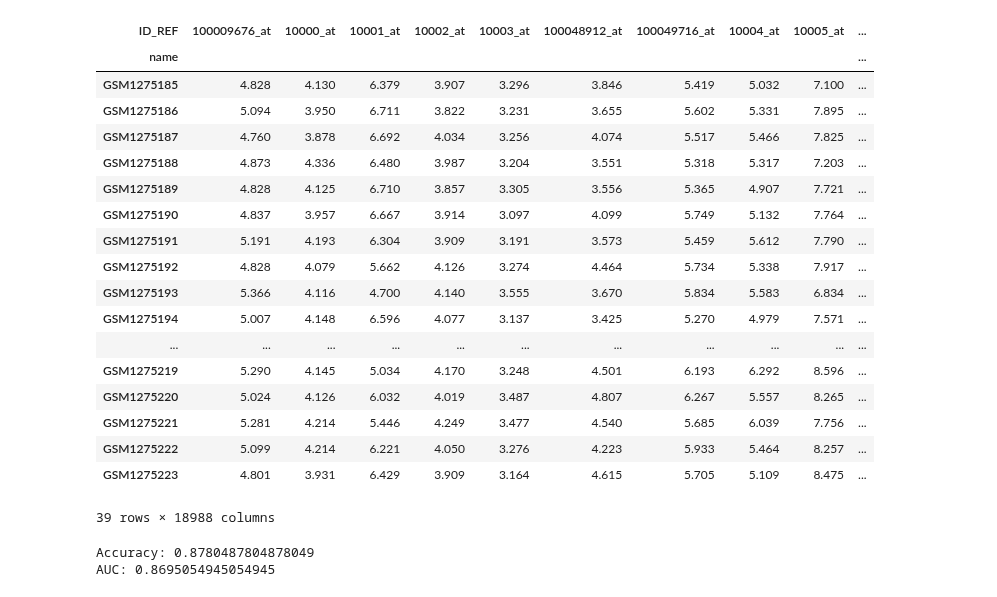
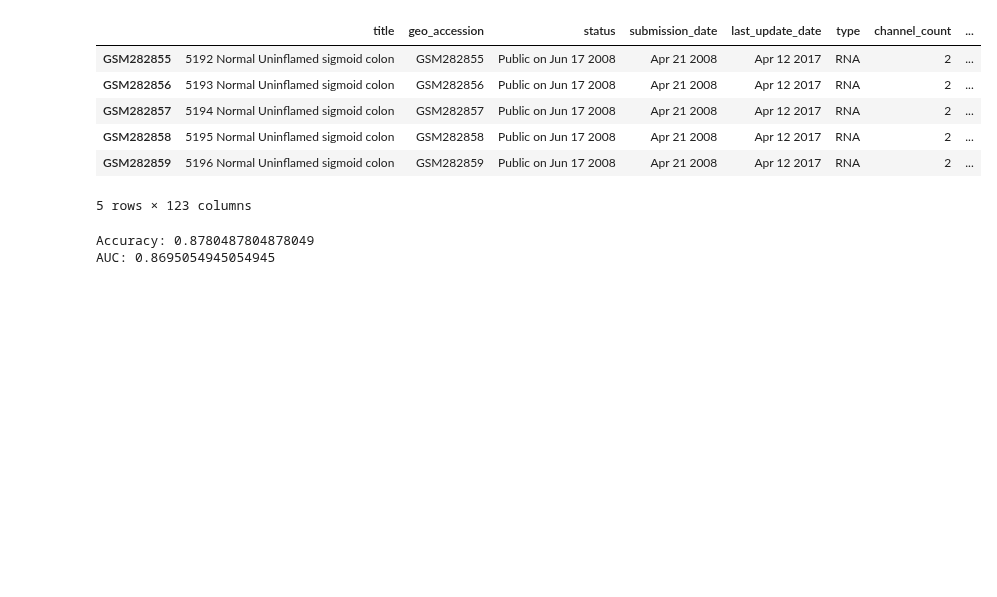
Before and after one commit to MaciejPiernik/ibd, a Jupyter notebook: ibd/notebooks/playground.ipynb, the cells around one changed output. Saved outputs shown, nothing was run; the diff lists cells and outputs as text; code cells hidden in the pictures; blank space fills up the shorter version.

```diff
--- a/ibd/notebooks/playground.ipynb
+++ b/ibd/notebooks/playground.ipynb
@@ -5,7 +5,7 @@ import numpy as np
 
 GEOparse.logger.set_verbosity("ERROR")
 # %%
-gse = GEOparse.get_GEO(geo='GSE52746', destdir="./data/geo_cache")
+gse = GEOparse.get_GEO(geo='GSE11223', destdir="./data/geo_cache")
 
 platform_id = gse.metadata['platform_id'][0]
 print(f"Platform ID: {platform_id}")
@@ -14,6 +14,4 @@ expr_matrix = gse.pivot_samples('VALUE')
 expr_matrix_t = expr_matrix.T
 values_df = pd.DataFrame(expr_matrix_t)
 locations = gse.gpls[next(iter(gse.gpls))].table.set_index('ID')
-
-locations.head()
 # %% [output]
@@ -28,25 +19,13 @@ Platform ID: GPL17996
-# %%
-values_df
-# %% [output]
-| ID_REF | 100009676_at | 10000_at | 10001_at | 10002_at | 10003_at | 100048912_at | 100049716_at | 10004_at | 10005_at | ... |
-| name |  |  |  |  |  |  |  |  |  | ... |
-| GSM1275185 | 4.828 | 4.130 | 6.379 | 3.907 | 3.296 | 3.846 | 5.419 | 5.032 | 7.100 | ... |
-| GSM1275186 | 5.094 | 3.950 | 6.711 | 3.822 | 3.231 | 3.655 | 5.602 | 5.331 | 7.895 | ... |
-| GSM1275187 | 4.760 | 3.878 | 6.692 | 4.034 | 3.256 | 4.074 | 5.517 | 5.466 | 7.825 | ... |
-| GSM1275188 | 4.873 | 4.336 | 6.480 | 3.987 | 3.204 | 3.551 | 5.318 | 5.317 | 7.203 | ... |
-| GSM1275189 | 4.828 | 4.125 | 6.710 | 3.857 | 3.305 | 3.556 | 5.365 | 4.907 | 7.721 | ... |
-| GSM1275190 | 4.837 | 3.957 | 6.667 | 3.914 | 3.097 | 4.099 | 5.749 | 5.132 | 7.764 | ... |
-| GSM1275191 | 5.191 | 4.193 | 6.304 | 3.909 | 3.191 | 3.573 | 5.459 | 5.612 | 7.790 | ... |
-| GSM1275192 | 4.828 | 4.079 | 5.662 | 4.126 | 3.274 | 4.464 | 5.734 | 5.338 | 7.917 | ... |
-| GSM1275193 | 5.366 | 4.116 | 4.700 | 4.140 | 3.555 | 3.670 | 5.834 | 5.583 | 6.834 | ... |
-| GSM1275194 | 5.007 | 4.148 | 6.596 | 4.077 | 3.137 | 3.425 | 5.270 | 4.979 | 7.571 | ... |
-| ... | ... | ... | ... | ... | ... | ... | ... | ... | ... | ... |
-| GSM1275219 | 5.290 | 4.145 | 5.034 | 4.170 | 3.248 | 4.501 | 6.193 | 6.292 | 8.596 | ... |
-| GSM1275220 | 5.024 | 4.126 | 6.032 | 4.019 | 3.487 | 4.807 | 6.267 | 5.557 | 8.265 | ... |
-| GSM1275221 | 5.281 | 4.214 | 5.446 | 4.249 | 3.477 | 4.540 | 5.685 | 6.039 | 7.756 | ... |
-| GSM1275222 | 5.099 | 4.214 | 6.221 | 4.050 | 3.276 | 4.223 | 5.933 | 5.464 | 8.257 | ... |
-| GSM1275223 | 4.801 | 3.931 | 6.429 | 3.909 | 3.164 | 4.615 | 5.705 | 5.109 | 8.475 | ... |
-39 rows × 18988 columns
+# %%
+gse.phenotype_data.head()
+# %% [output]
+|  | title | geo_accession | status | submission_date | last_update_date | type | channel_count | ... |
+| GSM282855 | 5192 Normal Uninflamed sigmoid colon | GSM282855 | Public on Jun 17 2008 | Apr 21 2008 | Apr 12 2017 | RNA | 2 | ... |
+| GSM282856 | 5193 Normal Uninflamed sigmoid colon | GSM282856 | Public on Jun 17 2008 | Apr 21 2008 | Apr 12 2017 | RNA | 2 | ... |
+| GSM282857 | 5194 Normal Uninflamed sigmoid colon | GSM282857 | Public on Jun 17 2008 | Apr 21 2008 | Apr 12 2017 | RNA | 2 | ... |
+| GSM282858 | 5195 Normal Uninflamed sigmoid colon | GSM282858 | Public on Jun 17 2008 | Apr 21 2008 | Apr 12 2017 | RNA | 2 | ... |
+| GSM282859 | 5196 Normal Uninflamed sigmoid colon | GSM282859 | Public on Jun 17 2008 | Apr 21 2008 | Apr 12 2017 | RNA | 2 | ... |
+5 rows × 123 columns
 # %%
 y_inflammation = pd.Series(['Inflamed' in  l for l in gse.phenotype_data.source_name_ch1], index=gse.phenotype_data.index)
 y_uc = pd.Series(['UC' in l for l in gse.phenotype_data.source_name_ch1], index=gse.phenotype_data.index)
```
Also changed, not shown: parts of 1 cell of this notebook, 2 other files.
